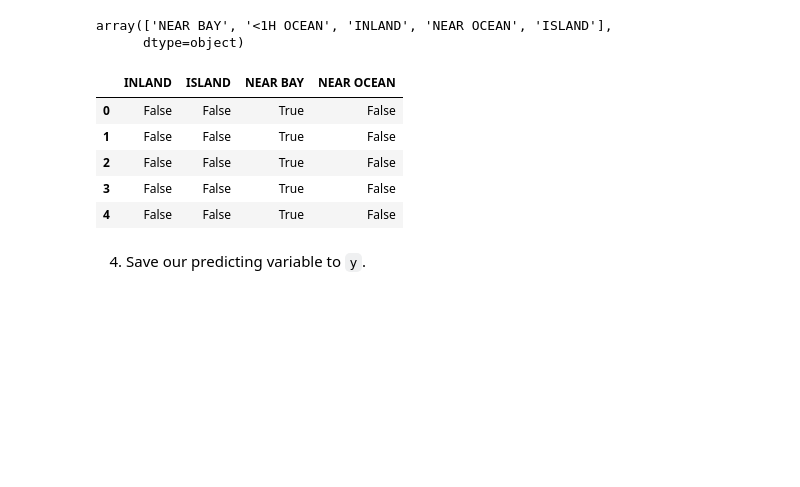
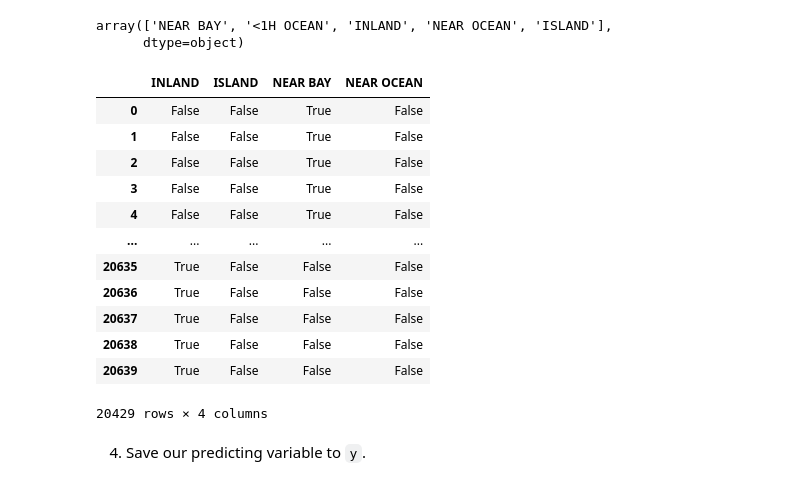
Before and after one commit to chandlershortlidge/lab-ml-and-linear-regression, a Jupyter notebook: your-code/main.ipynb, the cells around one changed output. Cells and saved outputs as stored; diff of their text form; code cells hidden in the pictures; blank space fills up the shorter version.

```diff
--- a/your-code/main.ipynb
+++ b/your-code/main.ipynb
@@ -352,3 +369,7 @@ housing = housing.drop(columns=["income_cat"])
+# %%
+housing = housing.dropna()
+
+housing = housing.dropna().reset_index(drop=True)
 # %% [markdown]
 2. Select your floating point columns and standardize your data by calculating the Z-score. You can apply the `stats.zscore()` method in a lambda function. Save your results to a variable called `z_scored`.
 # %%
@@ -381,15 +402,22 @@ housing["ocean_proximity"].unique()
 array(['NEAR BAY', '<1H OCEAN', 'INLAND', 'NEAR OCEAN', 'ISLAND'],
       dtype=object)
 # %%
-dummies = pd.get_dummies(data=housing["ocean_proximity"], drop_first=True).head()
+dummies = pd.get_dummies(data=housing["ocean_proximity"], drop_first=True)
 dummies
 # %% [output]
 |  | INLAND | ISLAND | NEAR BAY | NEAR OCEAN |
 | 0 | False | False | True | False |
 | 1 | False | False | True | False |
 | 2 | False | False | True | False |
 | 3 | False | False | True | False |
 | 4 | False | False | True | False |
+| ... | ... | ... | ... | ... |
+| 20635 | True | False | False | False |
+| 20636 | True | False | False | False |
+| 20637 | True | False | False | False |
+| 20638 | True | False | False | False |
+| 20639 | True | False | False | False |
+20429 rows × 4 columns
 # %% [markdown]
 4. Save our predicting variable to `y`.
 # %%
```
Also changed, not shown: parts of 10 cells of this notebook.
